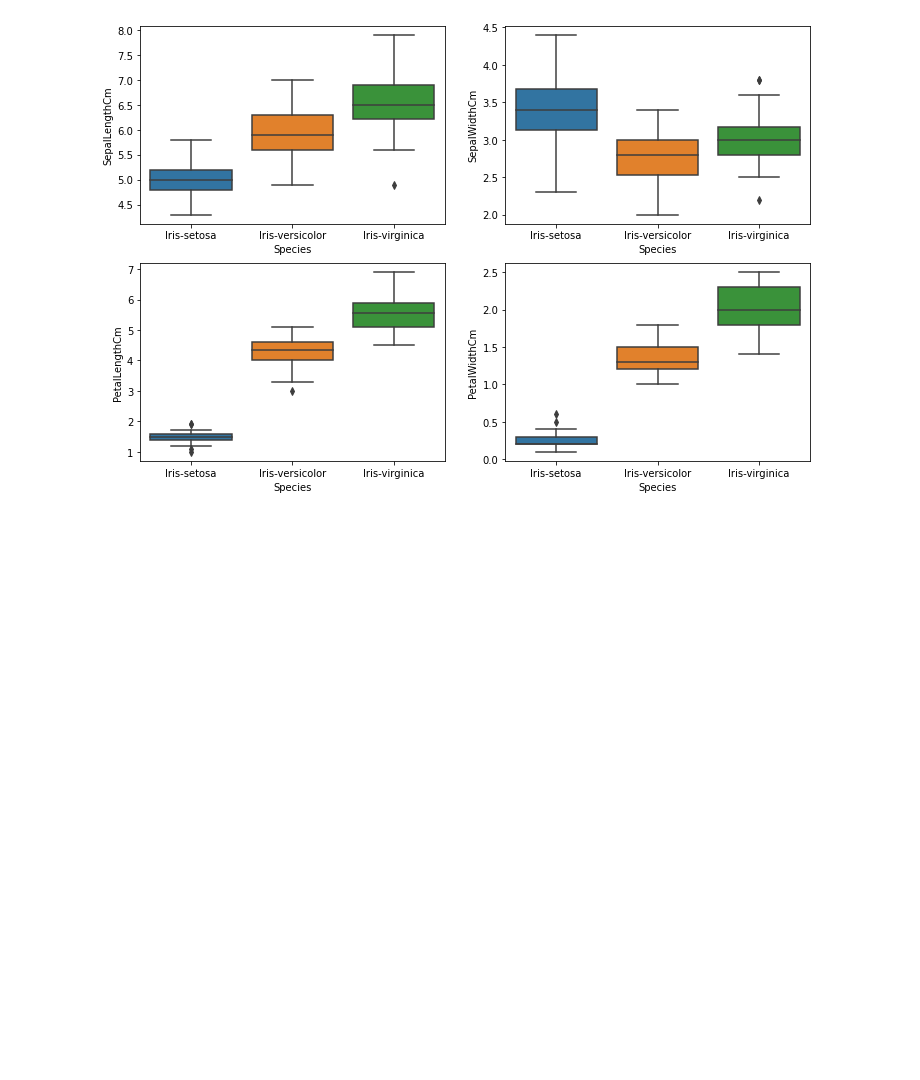
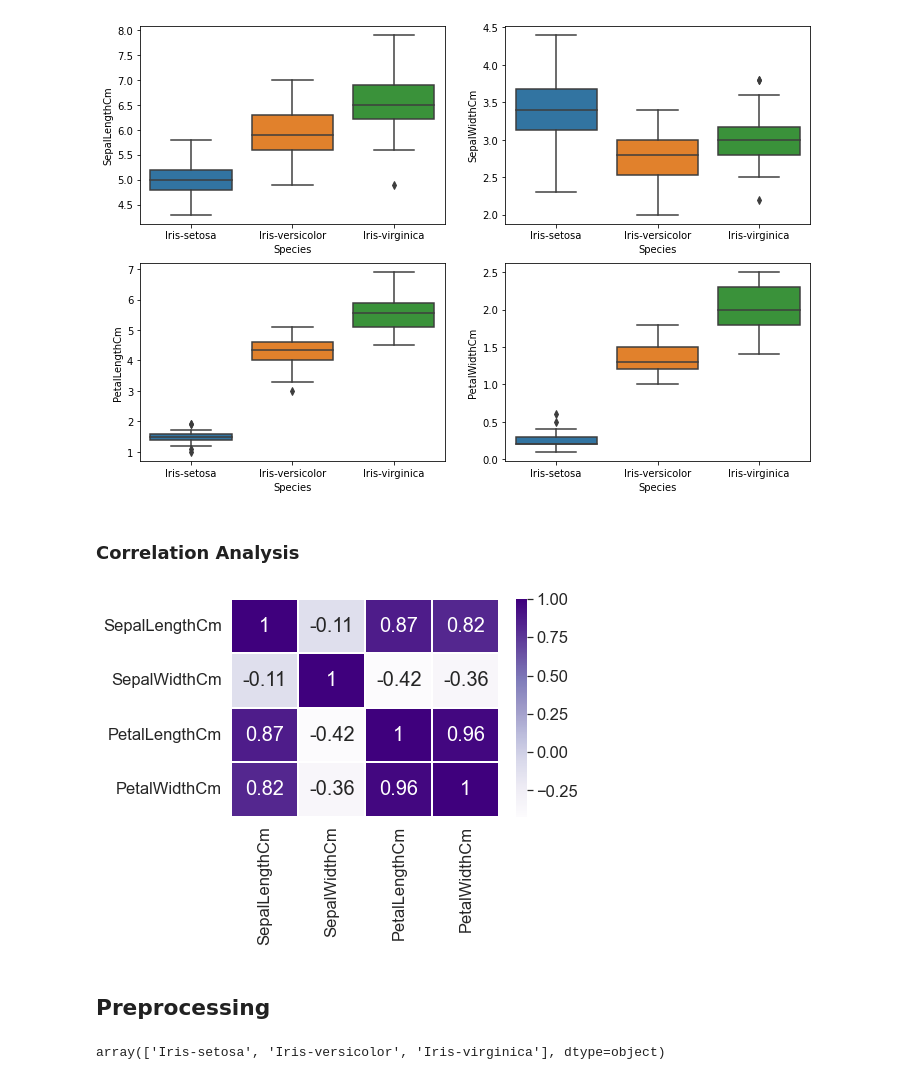
Before and after one commit to aster-fung/collection_analysis_prediction, a Jupyter notebook: iris/iris.ipynb, the cells around one changed output. Saved outputs shown, nothing was run; the diff lists cells and outputs as text; code cells hidden in the pictures; blank space fills up the shorter version.

```diff
--- a/needs_clean_up_iris/iris.ipynb
+++ b/iris/iris.ipynb
@@ -110,3 +137,19 @@ sns.boxplot(x = 'Species', y = features[3], data = iris_eda_1)
 # %% [output]
 <AxesSubplot:xlabel='Species', ylabel='PetalWidthCm'>
 [figure]
+# %% [markdown]
+### Correlation Analysis
+# %%
+
+corr_matrix = iris_eda_1.corr()
+#plt.figure(figsize=(40,40))
+sns.set(font_scale=1.5)
+#color = plt.get_cmap('viridis').copy()   # default color
+#color.set_bad('lightblue')
+sns.heatmap(corr_matrix, annot=True, linewidth=0.4,annot_kws={"size": 20}, cmap='Purples')
+#plt.savefig('corr_heatmap')
+plt.show()
+# %% [output]
+[figure, added]
+# %% [markdown]
+## Preprocessing
@@ -112,0 +160,4 @@ sns.boxplot(x = 'Species', y = features[3], data = iris_eda_1)
+# %%
+y.unique()
+# %% [output]
+array(['Iris-setosa', 'Iris-versicolor', 'Iris-virginica'], dtype=object)
```
Also changed, not shown: parts of 41 cells of this notebook, 3 other files.
